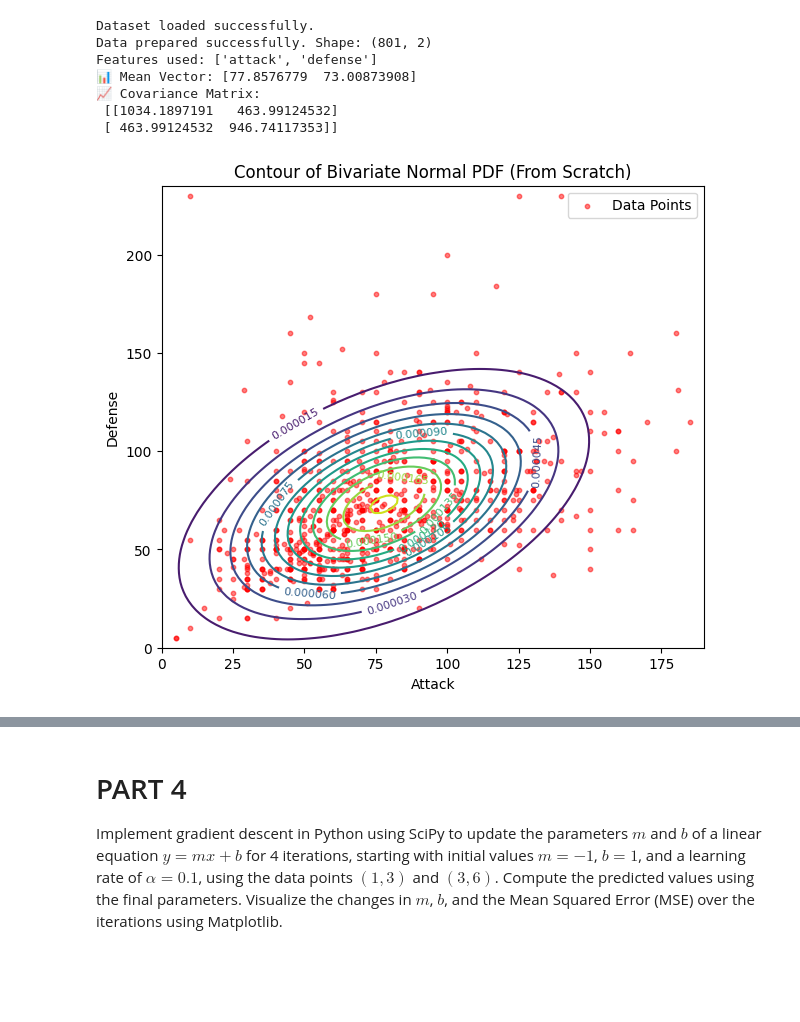
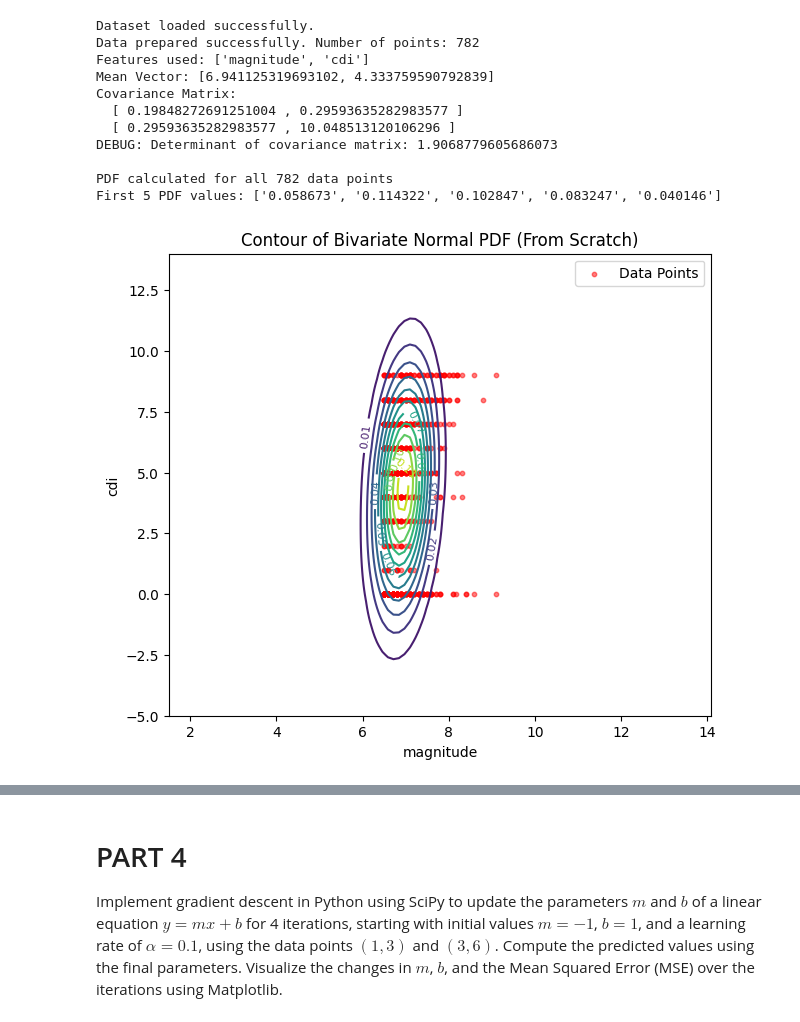
Before and after one commit to YinkaAjao/Probability-Distributions-Bayesian-Probability-and-Gradient-Descent-Implementation, a Jupyter notebook: Part_1_Probability_Distributions.ipynb, the cells around one changed output, grey strips where cells are left out. Cells and saved outputs as stored; diff of their text form; code cells hidden in the pictures; blank space fills up the shorter version.

Commit message:
Switched to a relevant dataset and removed all numpy functions used in calculation

```diff
--- a/Part_1_Probability_Distributions.ipynb
+++ b/Part_1_Probability_Distributions.ipynb
@@ -3,13 +3,13 @@
 # %%
 # PART 1: BIVARIATE NORMAL PDF (FROM SCRATCH)
 
-import numpy as np
+import math
 import pandas as pd
 import matplotlib.pyplot as plt
 from mpl_toolkits.mplot3d import Axes3D
 
 # Load Dataset
-def load_pokemon_dataset(url="https://raw.githubusercontent.com/YinkaAjao/Probability-Distributions-Bayesian-Probability-and-Gradient-Descent-Implementation/main/pokemon.csv"):
+def load_Earthquaketsunami_dataset(url="https://raw.githubusercontent.com/YinkaAjao/Probability-Distributions-Bayesian-Probability-and-Gradient-Descent-Implementation/main/earthquake_data_tsunami.csv"):
 
     try:
         df = pd.read_csv(url)
@@ -19,3 +19,7 @@ def load_pokemon_dataset(url="https://raw.githubusercontent.com/YinkaAjao/Probab
         print("Error loading dataset:", e)
         raise
     return df
+
+data = load_Earthquaketsunami_dataset()
+
+data.head()
@@ -104,7 +205,9 @@ def plot_contour(X, xx, yy, zz, feature_names):
     """Plot contour of bivariate normal PDF."""
     plt.figure(figsize=(7,6))
     cont = plt.contour(xx, yy, zz, levels=12, cmap='viridis')
-    plt.scatter(X[:,0], X[:,1], c='red', s=10, alpha=0.5, label="Data Points")
+    x_data = [point[0] for point in X]
+    y_data = [point[1] for point in X]
+    plt.scatter(x_data, y_data, c='red', s=10, alpha=0.5, label="Data Points")
     plt.xlabel(feature_names[0])
     plt.ylabel(feature_names[1])
     plt.title('Contour of Bivariate Normal PDF (From Scratch)')
@@ -115,48 +218,68 @@ def plot_contour(X, xx, yy, zz, feature_names):
 
 def plot_surface(xx, yy, zz, feature_names):
     """3D surface plot of the PDF."""
+    import numpy as np  # Just for plotting
+
     fig = plt.figure(figsize=(9,7))
     ax = fig.add_subplot(111, projection='3d')
-    ax.plot_surface(xx, yy, zz, cmap='viridis', alpha=0.8, edgecolor='none')
+    ax.plot_surface(np.array(xx), np.array(yy), np.array(zz),
+                   cmap='viridis', alpha=0.8, edgecolor='none')
     ax.set_xlabel(feature_names[0])
     ax.set_ylabel(feature_names[1])
     ax.set_zlabel('PDF')
-    ax.set_title('3D Surface of Bivariate Normal PDF (From Scratch)')
+    ax.set_title('3D Surface of Bivariate Normal PDF (Pure From Scratch)')
     plt.show()
 # %%
 def main():
     # Step 1: Load dataset
-    url = "https://raw.githubusercontent.com/YinkaAjao/Probability-Distributions-Bayesian-Probability-and-Gradient-Descent-Implementation/main/pokemon.csv"
-    df = load_pokemon_dataset(url=url)
+    url = "https://raw.githubusercontent.com/YinkaAjao/Probability-Distributions-Bayesian-Probability-and-Gradient-Descent-Implementation/main/earthquake_data_tsunami.csv"
+    df = load_Earthquaketsunami_dataset(url=url)
 
     # Step 2: Prepare features
-    features = ['Attack', 'Defense']
-    X = prepare_data(df, features)
+    X = prepare_data(df)
 
     # Step 3: Compute mean and covariance manually
     mu = compute_mean(X)
     cov = compute_covariance(X, mu)
-    print("📊 Mean Vector:", mu)
-    print("📈 Covariance Matrix:\n", cov)
+    print("Mean Vector:", mu)
+    print("Covariance Matrix:")
+    print("  [", cov[0][0], ",", cov[0][1], "]")
+    print("  [", cov[1][0], ",", cov[1][1], "]")
 
-    # Step 4: Create grid and evaluate PDF manually
-    xx, yy, grid = create_meshgrid(X)
-    zz = bivariate_normal_pdf(grid, mu, cov).reshape(xx.shape)
+    # DEBUG: Check the determinant
+    det_cov = matrix_determinant_2x2(cov)
+    print(f"DEBUG: Determinant of covariance matrix: {det_cov}")
 
-    # Step 5: Visualize results
+    # Step 4: Calculate PDF for original data points
+    data_point_pdfs = bivariate_normal_pdf(X, mu, cov)
+    print(f"\nPDF calculated for all {len(X)} data points")
+    print("First 5 PDF values:", [f"{val:.6f}" for val in data_point_pdfs[:5]])
+
+    # Step 5: Create grid and evaluate PDF manually
+    n_points = 100
+    xx, yy, grid = create_meshgrid(X, n_points=n_points)
+    grid_pdfs = bivariate_normal_pdf(grid, mu, cov)
+    zz = reshape_for_plotting(grid_pdfs, n_points)
+
+    # Step 6: Visualize results
+    features = ['magnitude', 'cdi']
     plot_contour(X, xx, yy, zz, features)
     plot_surface(xx, yy, zz, features)
 
 
 # Run the complete analysis
 if __name__ == "__main__":
     main()
 # %% [output]
 Dataset loaded successfully.
-Data prepared successfully. Shape: (801, 2)
-Features used: ['attack', 'defense']
-📊 Mean Vector: [77.8576779  73.00873908]
-📈 Covariance Matrix:
- [[1034.1897191   463.99124532]
- [ 463.99124532  946.74117353]]
+Data prepared successfully. Number of points: 782
+Features used: ['magnitude', 'cdi']
+Mean Vector: [6.941125319693102, 4.333759590792839]
+Covariance Matrix:
+  [ 0.19848272691251004 , 0.29593635282983577 ]
+  [ 0.29593635282983577 , 10.048513120106296 ]
+DEBUG: Determinant of covariance matrix: 1.9068779605686073
+
+PDF calculated for all 782 data points
+First 5 PDF values: ['0.058673', '0.114322', '0.102847', '0.083247', '0.040146']
-[figure, old version]
+[figure, new version]
```
Also changed, not shown: parts of 9 cells of this notebook.
